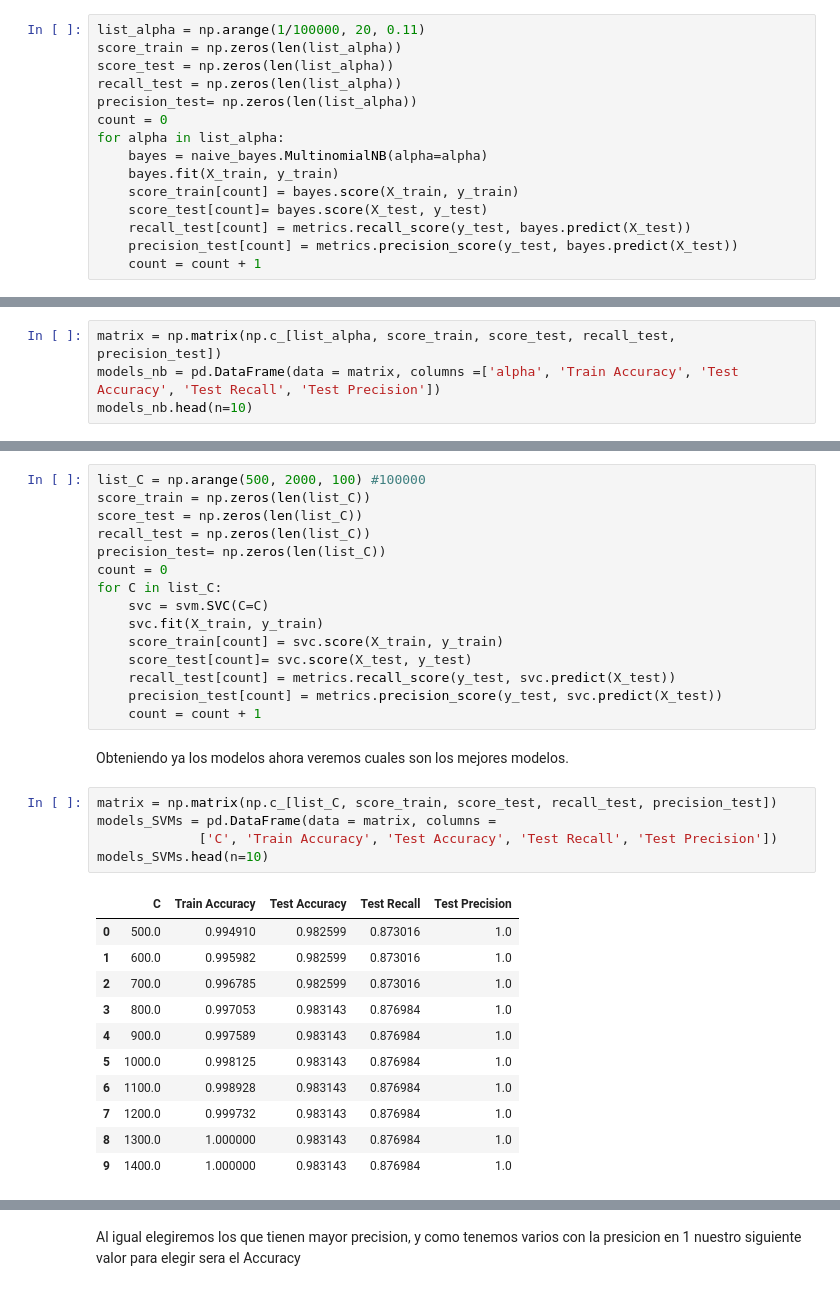
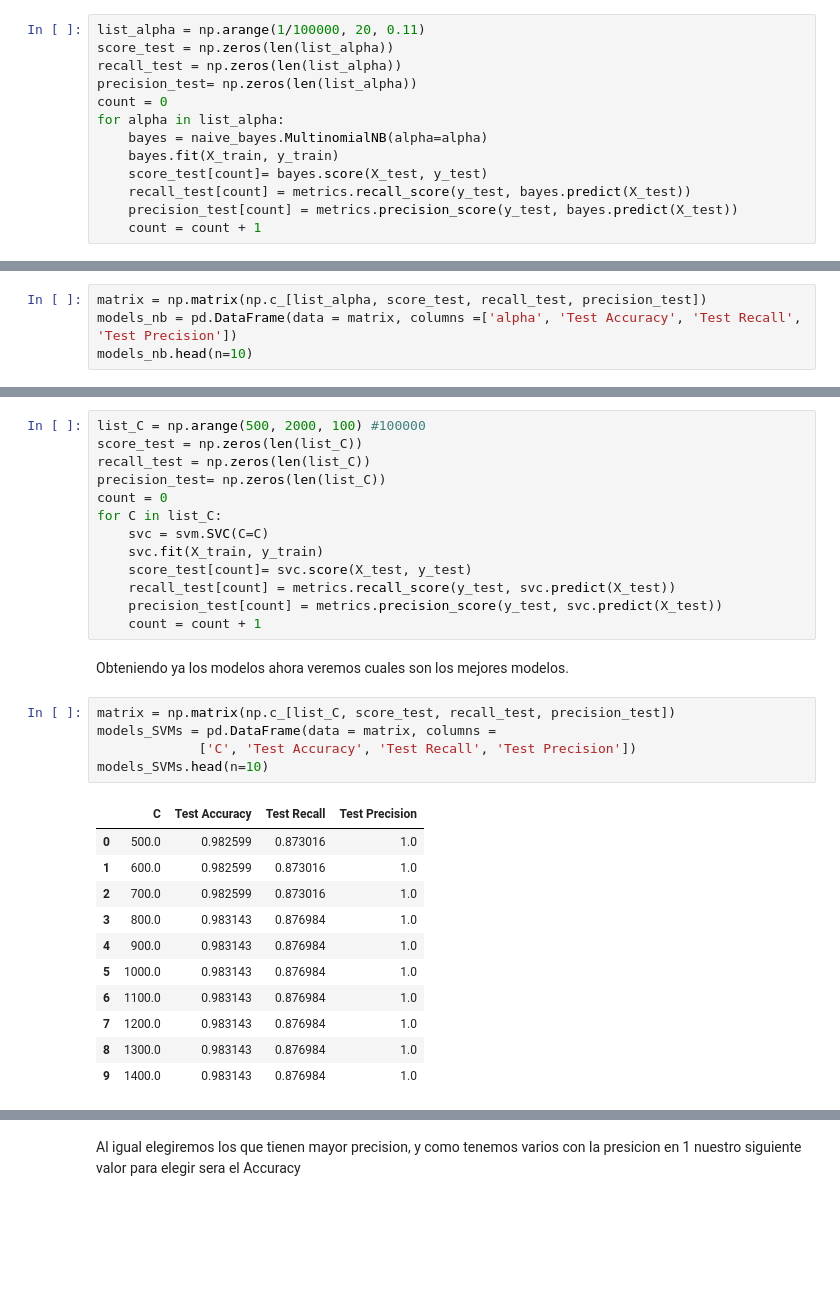
Before and after one commit to navi931/SpamDetector-Data-Mining-, a Jupyter notebook: SpamDetector.ipynb, the cells around one changed output, grey strips where cells are left out. Saved outputs shown, nothing was run; the diff lists cells and outputs as text; blank space fills up the shorter version.

```diff
--- a/SpamDetector.ipynb
+++ b/SpamDetector.ipynb
@@ -103,7 +124,6 @@ print([np.shape(X_train), np.shape(X_test)])
 Enseguida haremos 182 modelos modificando el "alpha" o smooth de estos modelos, al final haremos match entre todos estos modelos y eligiremos el mejor
 # %%
 list_alpha = np.arange(1/100000, 20, 0.11)
-score_train = np.zeros(len(list_alpha))
 score_test = np.zeros(len(list_alpha))
 recall_test = np.zeros(len(list_alpha))
 precision_test= np.zeros(len(list_alpha))
@@ -111,7 +131,6 @@ count = 0
 for alpha in list_alpha:
     bayes = naive_bayes.MultinomialNB(alpha=alpha)
     bayes.fit(X_train, y_train)
-    score_train[count] = bayes.score(X_train, y_train)
     score_test[count]= bayes.score(X_test, y_test)
     recall_test[count] = metrics.recall_score(y_test, bayes.predict(X_test))
     precision_test[count] = metrics.precision_score(y_test, bayes.predict(X_test))
@@ -119,7 +138,7 @@ for alpha in list_alpha:
 # %% [markdown]
 Ya hechos los modelos, el proximo paso será ver las calificaciones de estos para elegir el mejor.
 # %%
-matrix = np.matrix(np.c_[list_alpha, score_train, score_test, recall_test, precision_test])
-models_nb = pd.DataFrame(data = matrix, columns =['alpha', 'Train Accuracy', 'Test Accuracy', 'Test Recall', 'Test Precision'])
+matrix = np.matrix(np.c_[list_alpha, score_test, recall_test, precision_test])
+models_nb = pd.DataFrame(data = matrix, columns =['alpha', 'Test Accuracy', 'Test Recall', 'Test Precision'])
 models_nb.head(n=10)
 # %% [output]
@@ -202,7 +219,6 @@ Ahora que tenemos a los datos ya preprocesados, nomas nos queda realizar el fit
 Lo que haremos será al igual que en naive bayes, obtener muchos clasificadores de SVMs variando el ancho de la calle.
 # %%
 list_C = np.arange(500, 2000, 100) #100000
-score_train = np.zeros(len(list_C))
 score_test = np.zeros(len(list_C))
 recall_test = np.zeros(len(list_C))
 precision_test= np.zeros(len(list_C))
@@ -210,7 +226,6 @@ count = 0
 for C in list_C:
     svc = svm.SVC(C=C)
     svc.fit(X_train, y_train)
-    score_train[count] = svc.score(X_train, y_train)
     score_test[count]= svc.score(X_test, y_test)
     recall_test[count] = metrics.recall_score(y_test, svc.predict(X_test))
     precision_test[count] = metrics.precision_score(y_test, svc.predict(X_test))
@@ -218,22 +233,22 @@ for C in list_C:
 # %% [markdown]
 Obteniendo ya los modelos ahora veremos cuales son los mejores modelos.
 # %%
-matrix = np.matrix(np.c_[list_C, score_train, score_test, recall_test, precision_test])
+matrix = np.matrix(np.c_[list_C, score_test, recall_test, precision_test])
 models_SVMs = pd.DataFrame(data = matrix, columns =
-             ['C', 'Train Accuracy', 'Test Accuracy', 'Test Recall', 'Test Precision'])
+             ['C', 'Test Accuracy', 'Test Recall', 'Test Precision'])
 models_SVMs.head(n=10)
 # %% [output]
-|  | C | Train Accuracy | Test Accuracy | Test Recall | Test Precision |
-| 0 | 500.0 | 0.994910 | 0.982599 | 0.873016 | 1.0 |
-| 1 | 600.0 | 0.995982 | 0.982599 | 0.873016 | 1.0 |
-| 2 | 700.0 | 0.996785 | 0.982599 | 0.873016 | 1.0 |
-| 3 | 800.0 | 0.997053 | 0.983143 | 0.876984 | 1.0 |
-| 4 | 900.0 | 0.997589 | 0.983143 | 0.876984 | 1.0 |
-| 5 | 1000.0 | 0.998125 | 0.983143 | 0.876984 | 1.0 |
-| 6 | 1100.0 | 0.998928 | 0.983143 | 0.876984 | 1.0 |
-| 7 | 1200.0 | 0.999732 | 0.983143 | 0.876984 | 1.0 |
-| 8 | 1300.0 | 1.000000 | 0.983143 | 0.876984 | 1.0 |
-| 9 | 1400.0 | 1.000000 | 0.983143 | 0.876984 | 1.0 |
+|  | C | Test Accuracy | Test Recall | Test Precision |
+| 0 | 500.0 | 0.982599 | 0.873016 | 1.0 |
+| 1 | 600.0 | 0.982599 | 0.873016 | 1.0 |
+| 2 | 700.0 | 0.982599 | 0.873016 | 1.0 |
+| 3 | 800.0 | 0.983143 | 0.876984 | 1.0 |
+| 4 | 900.0 | 0.983143 | 0.876984 | 1.0 |
+| 5 | 1000.0 | 0.983143 | 0.876984 | 1.0 |
+| 6 | 1100.0 | 0.983143 | 0.876984 | 1.0 |
+| 7 | 1200.0 | 0.983143 | 0.876984 | 1.0 |
+| 8 | 1300.0 | 0.983143 | 0.876984 | 1.0 |
+| 9 | 1400.0 | 0.983143 | 0.876984 | 1.0 |
 # %%
 best_index = models_SVMs['Test Precision'].idxmax()
 models_SVMs[models_SVMs['Test Precision']==1].head(n=5)
```
Also changed, not shown: parts of 11 cells of this notebook.
